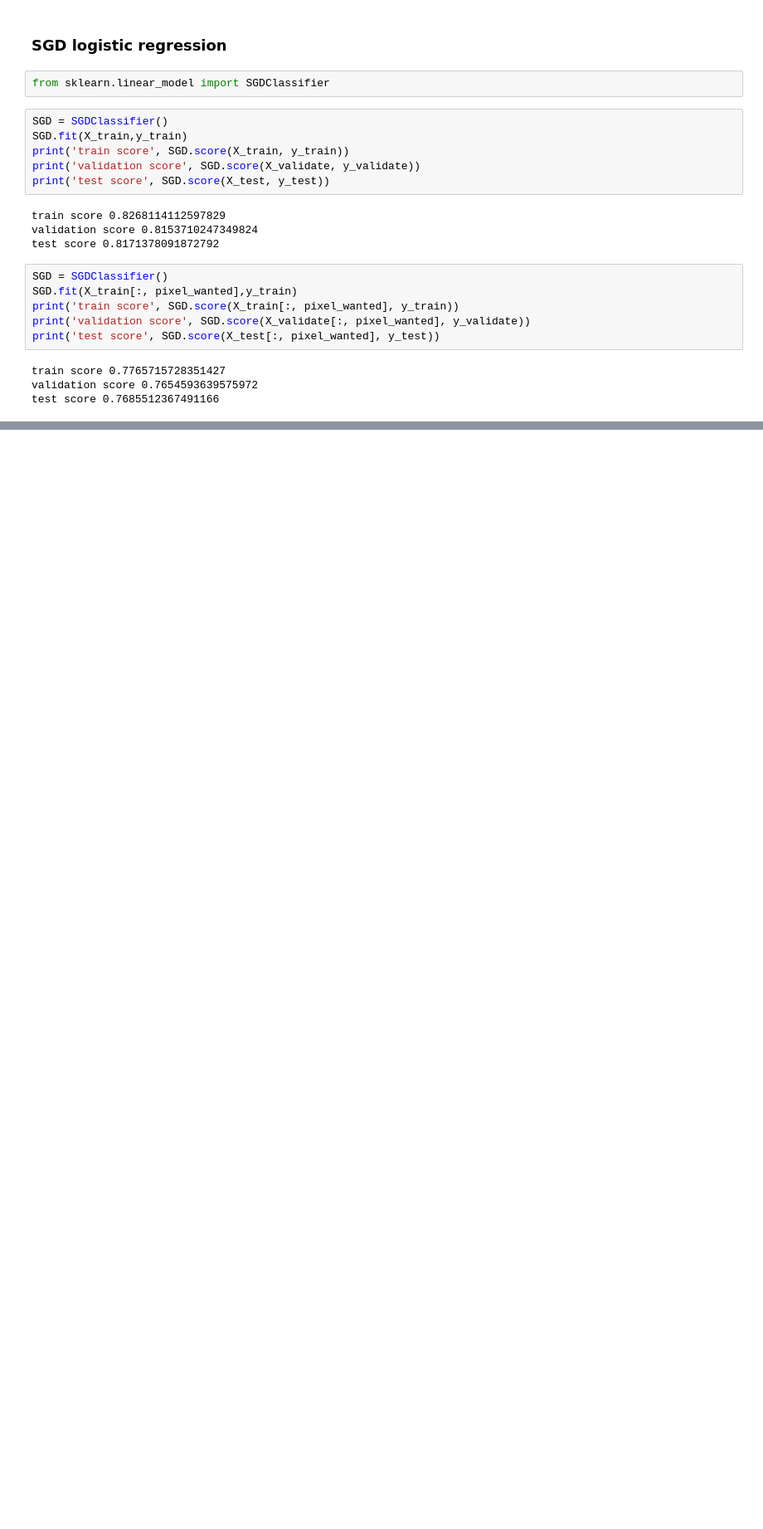
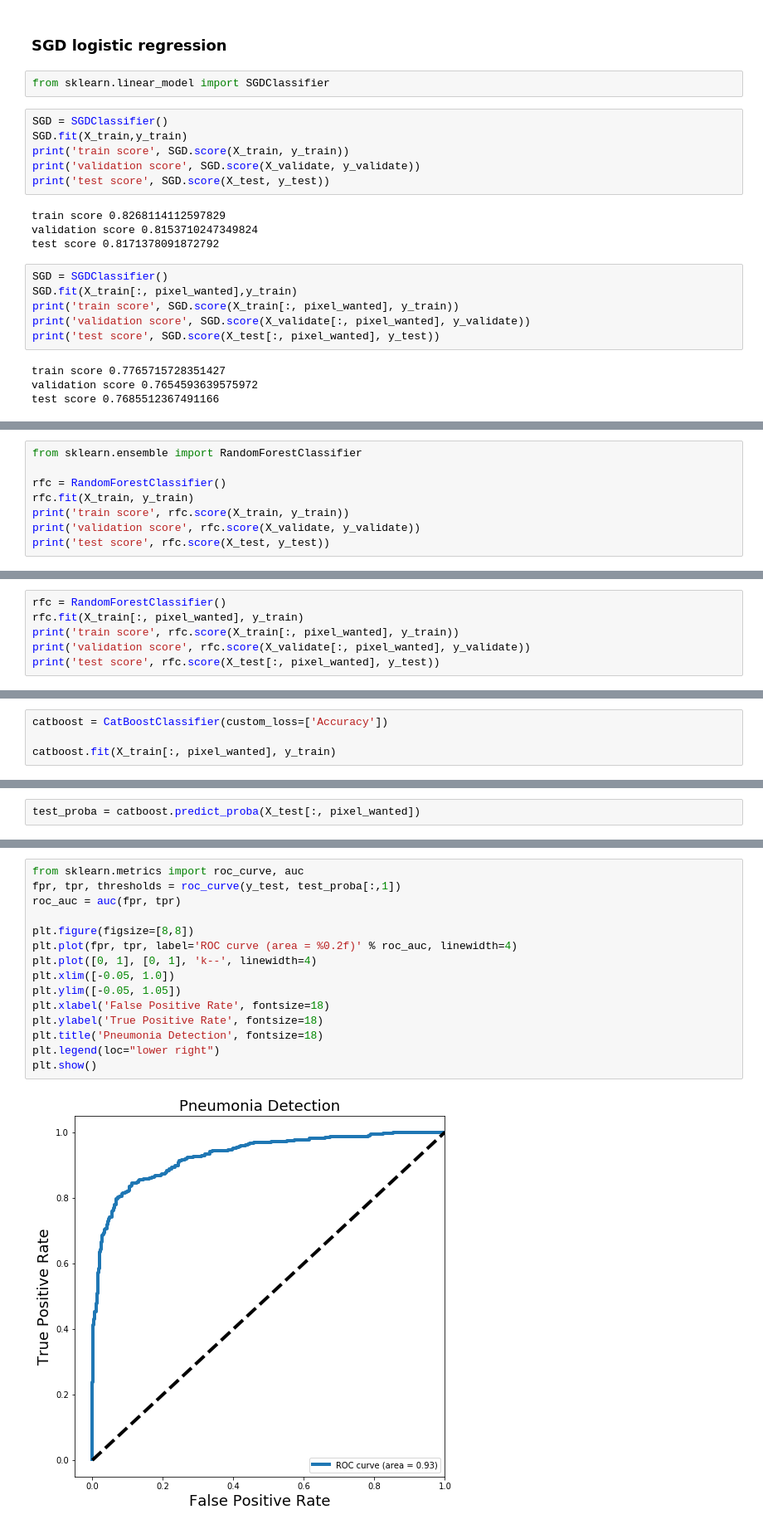
Before and after one commit to chao-li/X-Ray-CNN, a Jupyter notebook: PostProcess-X-Ray-Results/Conventional_Machine_Learning_Models.ipynb, the cells around one changed output, grey strips where cells are left out. Shown at 83% size. Drawn from its saved outputs; the diff is of its cells as text; blank space fills up the shorter version.

```diff
--- a/PostProcess-X-Ray-Results/Conventional_Machine_Learning_Models.ipynb
+++ b/PostProcess-X-Ray-Results/Conventional_Machine_Learning_Models.ipynb
@@ -121,0 +122,8 @@ test score 0.7685512367491166
+# %%
+from sklearn.ensemble import RandomForestClassifier
+
+rfc = RandomForestClassifier()
+rfc.fit(X_train, y_train)
+print('train score', rfc.score(X_train, y_train))
+print('validation score', rfc.score(X_validate, y_validate))
+print('test score', rfc.score(X_test, y_test))
@@ -121,0 +134,6 @@ test score 0.7685512367491166
+# %%
+rfc = RandomForestClassifier()
+rfc.fit(X_train[:, pixel_wanted], y_train)
+print('train score', rfc.score(X_train[:, pixel_wanted], y_train))
+print('validation score', rfc.score(X_validate[:, pixel_wanted], y_validate))
+print('test score', rfc.score(X_test[:, pixel_wanted], y_test))
@@ -121,0 +150,4 @@ test score 0.7685512367491166
+# %%
+catboost = CatBoostClassifier(custom_loss=['Accuracy'])
+
+catboost.fit(X_train[:, pixel_wanted], y_train)
@@ -121,0 +181,2 @@ test score 0.7685512367491166
+# %%
+test_proba = catboost.predict_proba(X_test[:, pixel_wanted])
@@ -121,0 +193,17 @@ test score 0.7685512367491166
+# %%
+from sklearn.metrics import roc_curve, auc
+fpr, tpr, thresholds = roc_curve(y_test, test_proba[:,1])
+roc_auc = auc(fpr, tpr)
+
+plt.figure(figsize=[8,8])
+plt.plot(fpr, tpr, label='ROC curve (area = %0.2f)' % roc_auc, linewidth=4)
+plt.plot([0, 1], [0, 1], 'k--', linewidth=4)
+plt.xlim([-0.05, 1.0])
+plt.ylim([-0.05, 1.05])
+plt.xlabel('False Positive Rate', fontsize=18)
+plt.ylabel('True Positive Rate', fontsize=18)
+plt.title('Pneumonia Detection', fontsize=18)
+plt.legend(loc="lower right")
+plt.show()
+# %% [output]
+[figure, added]
```
Also changed, not shown: parts of 10 cells of this notebook, 7 other files.
